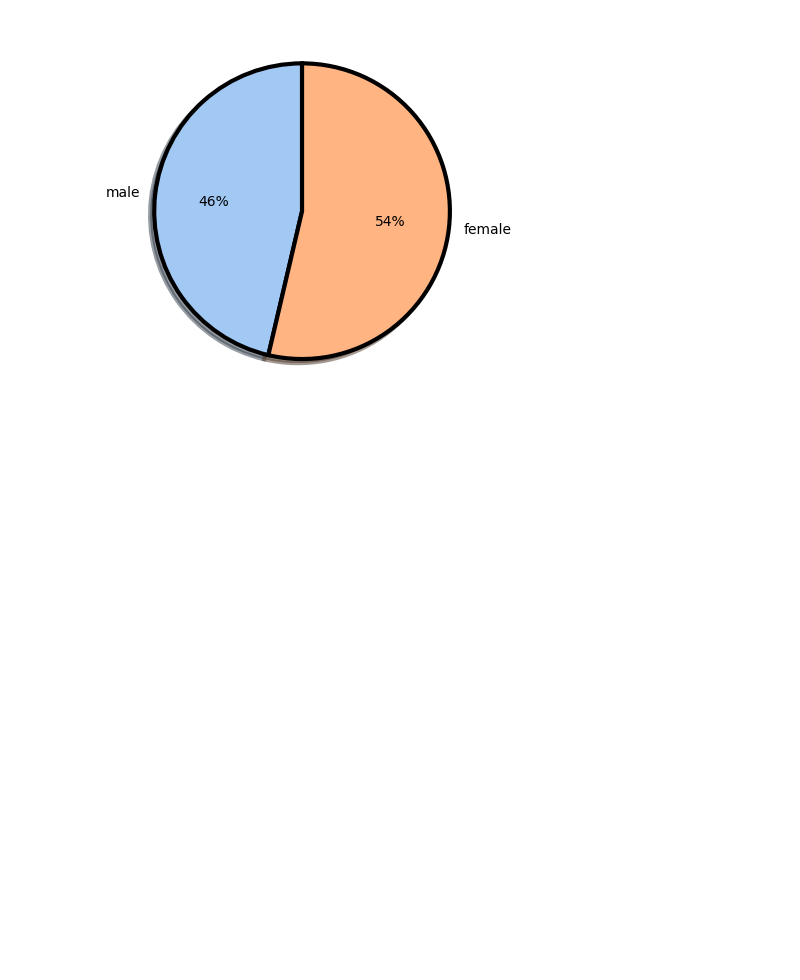
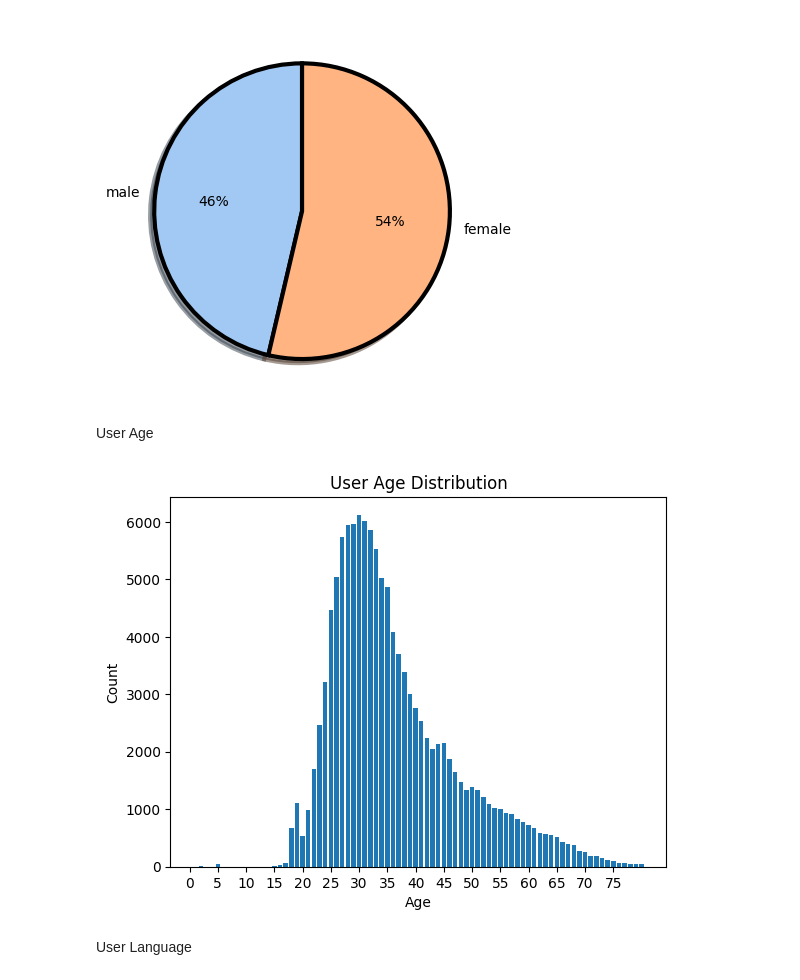
Before and after one commit to nogibjj/Project3_SQL_YZ, a Jupyter notebook: test.ipynb, the cells around one changed output. Drawn from its saved outputs; the diff is of its cells as text; code cells hidden in the pictures; blank space fills up the shorter version.

```diff
--- a/test.ipynb
+++ b/test.ipynb
@@ -28,3 +31,28 @@ plt.pie(userGender, labels=keys, colors=palette_color, autopct='%.0f%%', shadow=
 plt.show()
 # %% [output]
 [figure]
+# %% [markdown]
+User Age
+# %%
+# Get the user age information from the database
+cursor.execute("""SELECT age, COUNT(id) FROM train_user WHERE age BETWEEN 0 AND 80 GROUP BY age ORDER BY age;""")
+userAge = cursor.fetchall()
+
+# create one list of age and one list of count
+age = []
+count = []
+for i in range(1, len(userAge)):
+    age.append(userAge[i][0])
+    count.append(userAge[i][1])
+# %%
+# plot a bar plot of the age and count
+plt.bar(age, count)
+plt.xlabel('Age')
+plt.ylabel('Count')
+plt.xticks(np.arange(0, 80, 5))
+plt.title('User Age Distribution')
+plt.show()
+# %% [output]
+[figure, added]
+# %% [markdown]
+User Language
```
Also changed, not shown: parts of 8 cells of this notebook, 10 other files.
